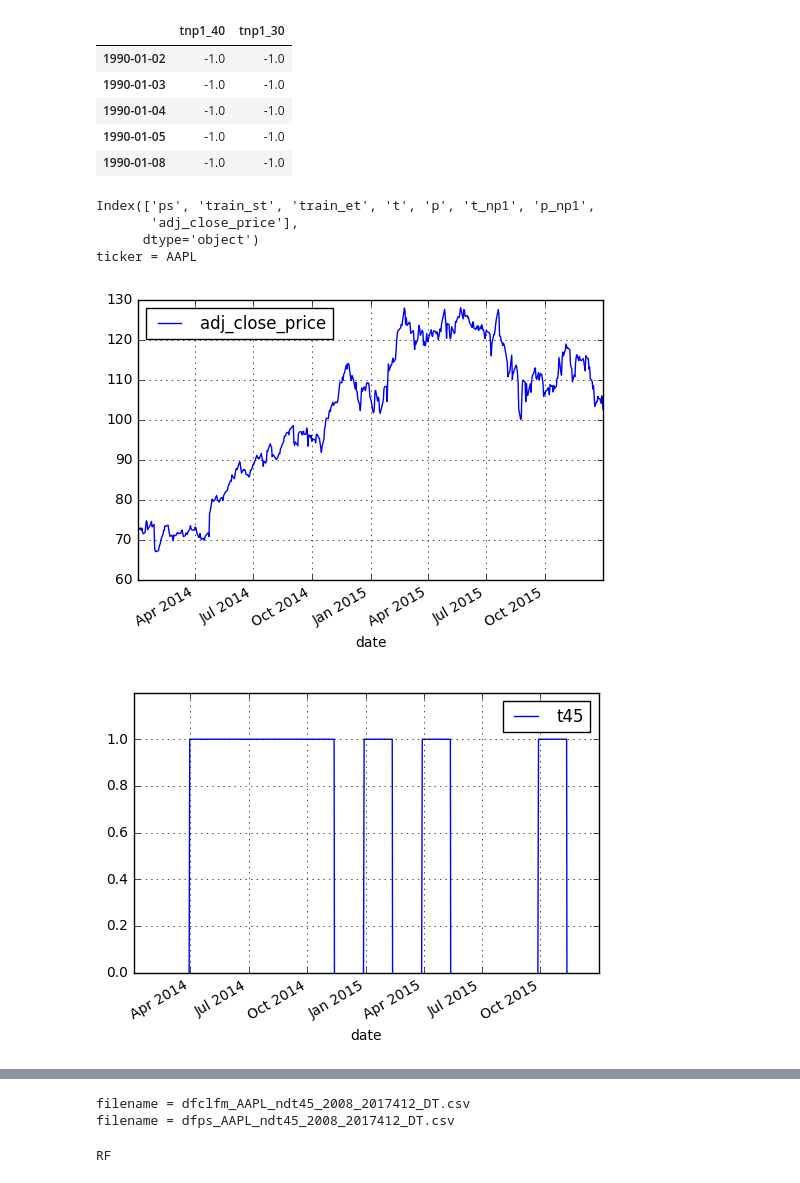
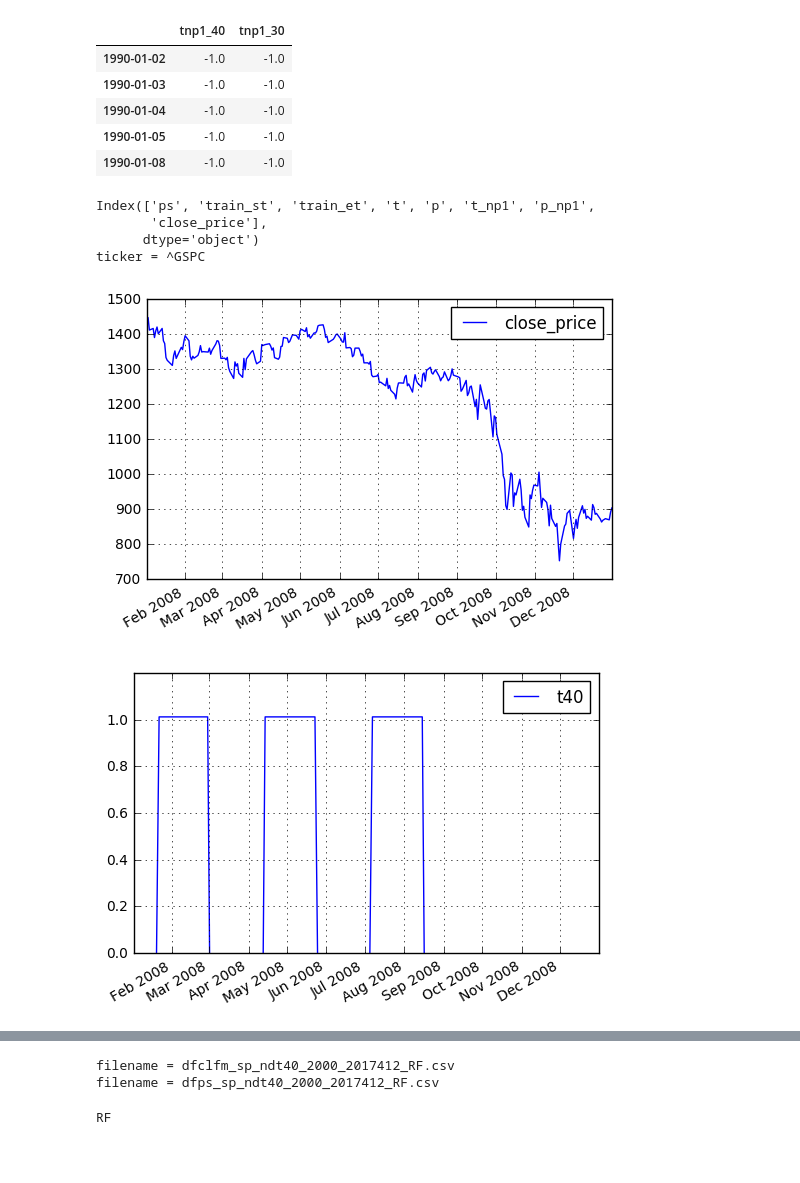
Before and after one commit to algosci/algosciquant, a Jupyter notebook: SPred.ipynb, the cells around one changed output, grey strips where cells are left out. Cells and saved outputs as stored; diff of their text form; code cells hidden in the pictures; blank space fills up the shorter version.

```diff
--- a/SPred.ipynb
+++ b/SPred.ipynb
@@ -20,18 +20,25 @@ from sklearn.tree import DecisionTreeClassifier, export_graphviz
 
 # Paramters
 
-ticker = "^GSPC"  #  ^GSPC  Yahoo S&P ... SPX Intrinio S&P ... AAPL ...
+ticker = "^GSPC"
 source='file' # ... doesn't matter
-dataStartDate=dt.datetime(2007,1,1)  # 1990-01-01 ^GSPC Yahoo
+dataStartDate=dt.datetime(1990,1,1)  # 1990-01-01 ^GSPC Yahoo
                      #... 2007-1-1 Intrinio ... need to give chance for nan to clear
 today = dt.date.today()
 startDate=str(dataStartDate.year)+'-'+str(dataStartDate.month)+'-'+str(dataStartDate.day)
 endDate=str(today.year)+'-'+str(today.month)+'-'+str(today.day)
 
 train_st = dataStartDate
-test_st = dt.datetime(2008,6,1) # 2009-1-1 Intrinio ... need to give chance for nan to clear
-#test_et = dt.datetime(2017,4,12)
-test_et = dt.datetime(today.year,today.month,today.day)
+test_st = dt.datetime(2000,1,1) # 2009-1-1 Intrinio ... need to give chance for nan to clear
+test_et = dt.datetime(2017,4,12)
+#test_et = dt.datetime(today.year,today.month,today.day)
+
+
+dfsp = pd.read_csv('sp500.csv',index_col=0,parse_dates=True)
+dfsp = dfsp[dataStartDate:]
+print(dfsp.head(5))
+print('...')
+print(dfsp.tail(5))
 # %%
 # Get Data
 %run algosciquant.py
@@ -622,7 +615,7 @@ dftp.head(5)
 # %%
 # Graph T,P,PS files
 
-tick='AAPL'
+tick='^GSPC'
 
 
 if tick == '^GSPC':
@@ -672,6 +665,7 @@ dftp[['p45_rf','ps45_rf']]=dfps_rf_45[['p','ps']]
 dftp[['t30','p30_dt','ps30_dt']]=dfps_dt_30[['t','p','ps']]
 dftp[['t20','p20_dt','ps20_dt']]=dfps_dt_20[['t','p','ps']]
 dftp[['t10','p10_dt','ps10_dt']]=dfps_dt_10[[ 't','p','ps']]
+
 dftp.loc[st:et,[price_variable]].plot(grid=True)
 
 dftmp=dftp.loc[st:et,['t45']]
@@ -697,34 +691,34 @@ if tick=='^GSPC':
     plt.ylim(0,1.2)
     dftmp.loc[st:et,['ps40_sp_dt','ps40_sp_rf']].plot(grid=True)
     plt.ylim(0,1.2)
 
 else:
 
     dftmp['p45_AAPL_dt']=dftp.loc[st:et,['p45_dt']]
     dftmp['ps45_AAPL_dt']=dftp.loc[st:et,['ps45_dt']]
     dftmp['ps45_AAPL_rf']=dftp.loc[st:et,['ps45_rf']]
     dftmp['p45_AAPL_rf']=dftp.loc[st:et,['p45_rf']]
     dftmp['p40_AAPL_dt']=dftp.loc[st:et,['p40_dt']]
     dftmp['p30_AAPL_dt']=dftp.loc[st:et,['p30_dt']]
     dftmp['p20_AAPL_dt']=dftp.loc[st:et,['p20_dt']]
     dftmp['p10_AAPL_dt']=dftp.loc[st:et,['p10_dt']]
 
     dftmp.loc[st:et,['t45']].plot(grid=True)
     plt.ylim(0,1.2)
     dftmp.loc[st:et,['p45_AAPL_dt','p45_AAPL_rf']].plot(grid=True)
     plt.ylim(0,1.2)
     dftmp.loc[st:et,['ps45_AAPL_dt','ps45_AAPL_rf']].plot(grid=True)
     plt.ylim(0,1.2)
 
 
 
 
 #dftmp.loc[st:et,['t45','t40','t30','t20','t10']].plot(grid=True)
 #plt.ylim(0,1.2)
 # %% [output]
 Index(['ps', 'train_st', 'train_et', 't', 'p', 't_np1', 'p_np1',
-       'adj_close_price'],
+       'close_price'],
       dtype='object')
-ticker = AAPL
+ticker = ^GSPC
-[figure, old version]
+[figure, new version]
-[figure, old version]
+[figure, new version]
@@ -733,10 +727,10 @@ ticker = AAPL
 # %%
 # read dfTR Training Results DataFrame File
-model='DT'
-ticker='AAPL'
-ndtrend=45
+model='RF'
+ticker='^GSPC'
+ndtrend=40
 
-ftest_st=dt.datetime(2008,1,1)
+ftest_st=dt.datetime(2000,1,1)
 ftest_et=dt.datetime(2017,4,12)
 
 if ticker == '^GSPC':
@@ -754,9 +748,11 @@ print('filename =',read_dtr_filename)
 print('filename =',read_dfps_filename)
 dfTR = pd.read_csv(read_dtr_filename,index_col=0,parse_dates=True)
 dfps = pd.read_csv(read_dfps_filename,index_col=0,parse_dates=True)
+
+#dfclfm_sp_ndt40_2000_2017412_RF.csv
 # %% [output]
-filename = dfclfm_AAPL_ndt45_2008_2017412_DT.csv
-filename = dfps_AAPL_ndt45_2008_2017412_DT.csv
+filename = dfclfm_sp_ndt40_2000_2017412_RF.csv
+filename = dfps_sp_ndt40_2000_2017412_RF.csv
 # %%
 print(model)
 # %% [output]
```
Also changed, not shown: parts of 13 cells of this notebook, 1 other file.
